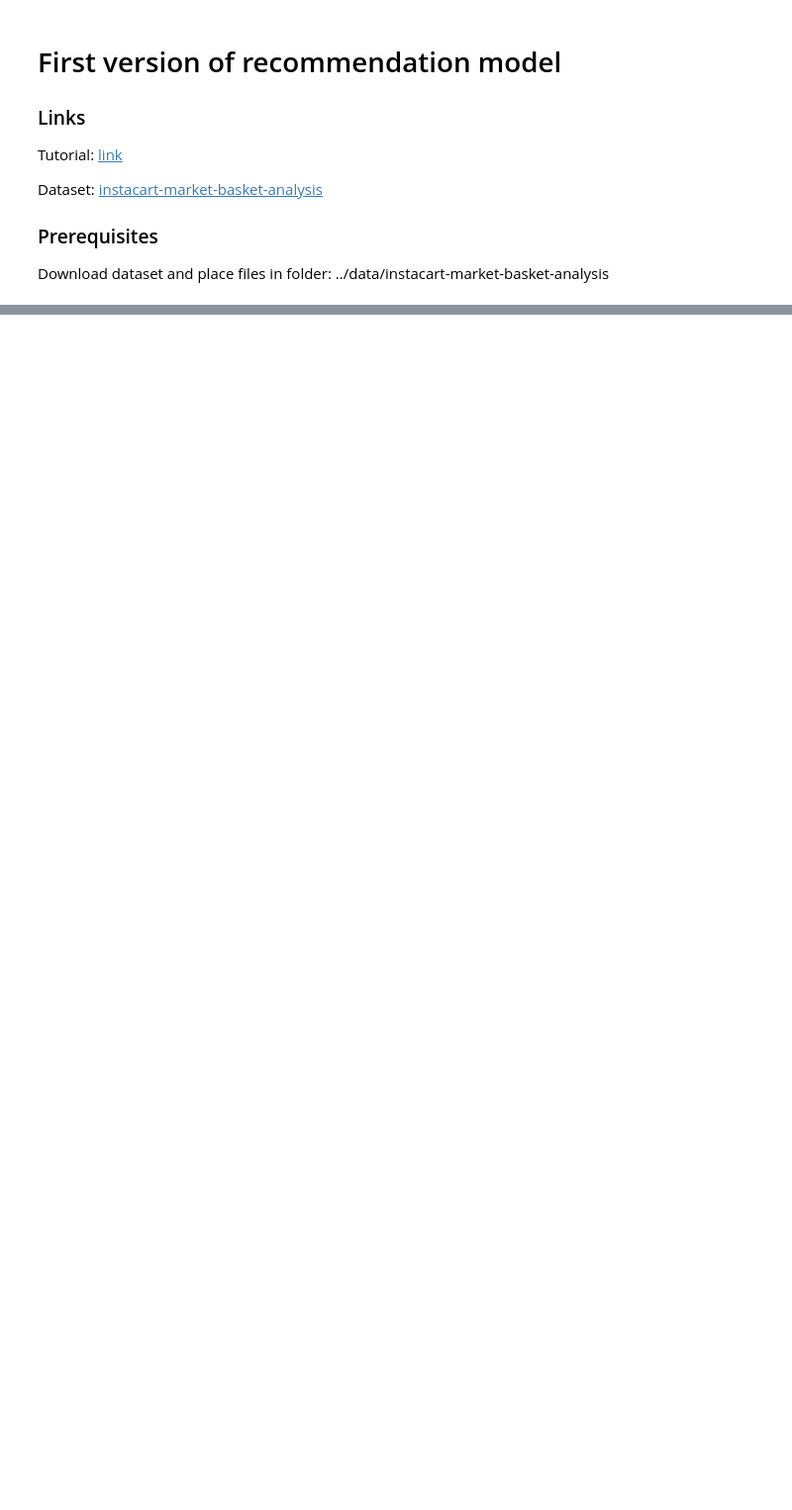
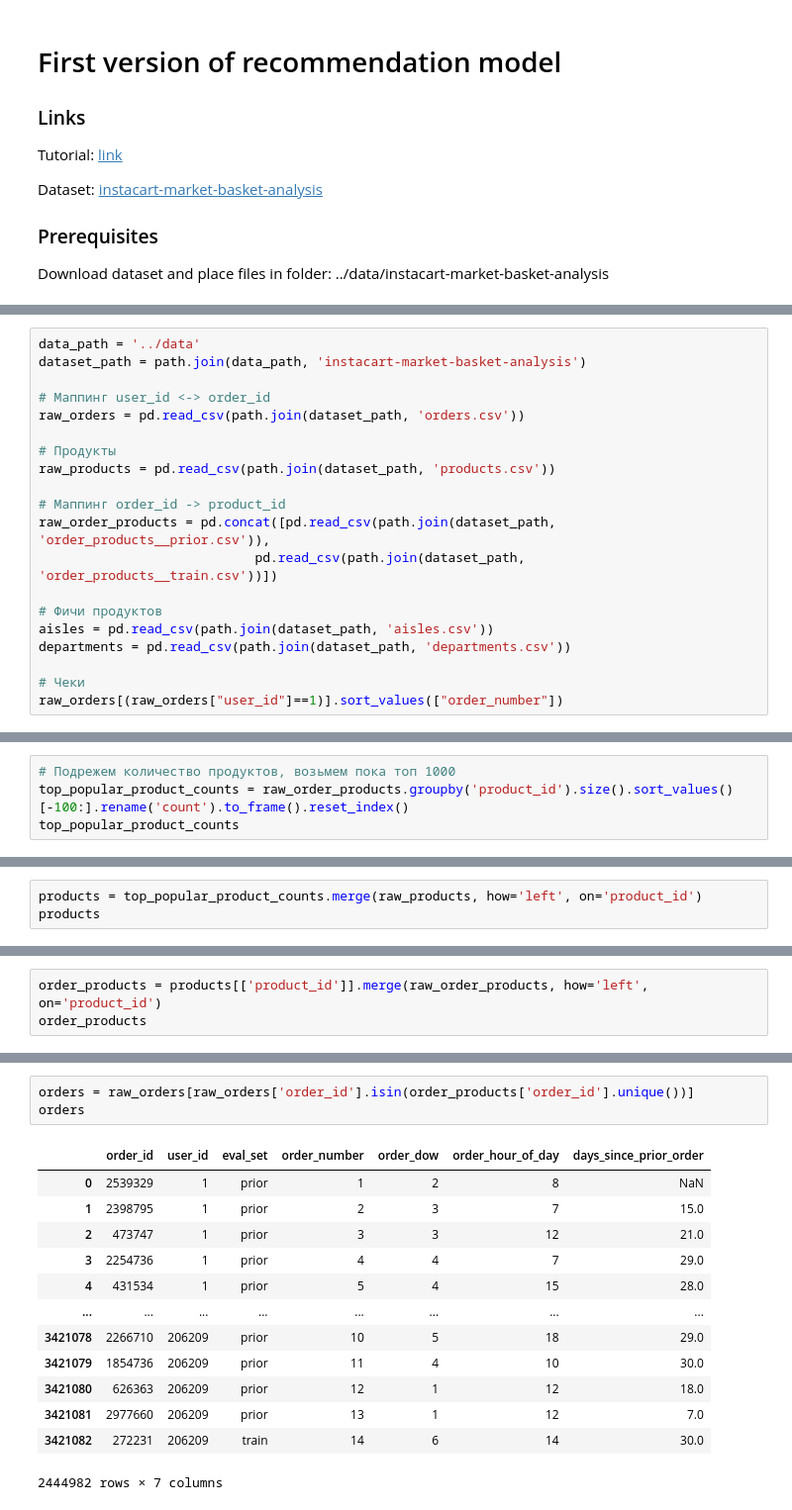
Before and after one commit to EDSEDA/recomendation, a Jupyter notebook: learning/notebooks/v0.0.1.ipynb, the cells around one changed output, grey strips where cells are left out. Shown at 99% size. Cells and saved outputs as stored; diff of their text form; blank space fills up the shorter version.

```diff
--- a/learning/notebooks/v0.0.1.ipynb
+++ b/learning/notebooks/v0.0.1.ipynb
@@ -538,0 +71,20 @@ with open('../artifacts/v0.0.1', 'w') as file:
+# %%
+data_path = '../data'
+dataset_path = path.join(data_path, 'instacart-market-basket-analysis')
+
+# Маппинг user_id <-> order_id
+raw_orders = pd.read_csv(path.join(dataset_path, 'orders.csv'))
+
+# Продукты
+raw_products = pd.read_csv(path.join(dataset_path, 'products.csv'))
+
+# Маппинг order_id -> product_id
+raw_order_products = pd.concat([pd.read_csv(path.join(dataset_path, 'order_products__prior.csv')),
+                            pd.read_csv(path.join(dataset_path, 'order_products__train.csv'))])
+
+# Фичи продуктов
+aisles = pd.read_csv(path.join(dataset_path, 'aisles.csv'))
+departments = pd.read_csv(path.join(dataset_path, 'departments.csv'))
+
+# Чеки
+raw_orders[(raw_orders["user_id"]==1)].sort_values(["order_number"])
@@ -538,0 +143,4 @@ with open('../artifacts/v0.0.1', 'w') as file:
+# %%
+# Подрежем количество продуктов, возьмем пока топ 1000
+top_popular_product_counts = raw_order_products.groupby('product_id').size().sort_values()[-100:].rename('count').to_frame().reset_index()
+top_popular_product_counts
@@ -538,0 +161,3 @@ with open('../artifacts/v0.0.1', 'w') as file:
+# %%
+products = top_popular_product_counts.merge(raw_products, how='left', on='product_id')
+products
@@ -538,0 +178,3 @@ with open('../artifacts/v0.0.1', 'w') as file:
+# %%
+order_products = products[['product_id']].merge(raw_order_products, how='left', on='product_id')
+order_products
@@ -538,0 +195,17 @@ with open('../artifacts/v0.0.1', 'w') as file:
+# %%
+orders = raw_orders[raw_orders['order_id'].isin(order_products['order_id'].unique())]
+orders
+# %% [output]
+|  | order_id | user_id | eval_set | order_number | order_dow | order_hour_of_day | days_since_prior_order |
+| 0 | 2539329 | 1 | prior | 1 | 2 | 8 | NaN |
+| 1 | 2398795 | 1 | prior | 2 | 3 | 7 | 15.0 |
+| 2 | 473747 | 1 | prior | 3 | 3 | 12 | 21.0 |
+| 3 | 2254736 | 1 | prior | 4 | 4 | 7 | 29.0 |
+| 4 | 431534 | 1 | prior | 5 | 4 | 15 | 28.0 |
+| ... | ... | ... | ... | ... | ... | ... | ... |
+| 3421078 | 2266710 | 206209 | prior | 10 | 5 | 18 | 29.0 |
+| 3421079 | 1854736 | 206209 | prior | 11 | 4 | 10 | 30.0 |
+| 3421080 | 626363 | 206209 | prior | 12 | 1 | 12 | 18.0 |
+| 3421081 | 2977660 | 206209 | prior | 13 | 1 | 12 | 7.0 |
+| 3421082 | 272231 | 206209 | train | 14 | 6 | 14 | 30.0 |
+2444982 rows × 7 columns
```
Also changed, not shown: parts of 46 cells of this notebook, 2 other files.
